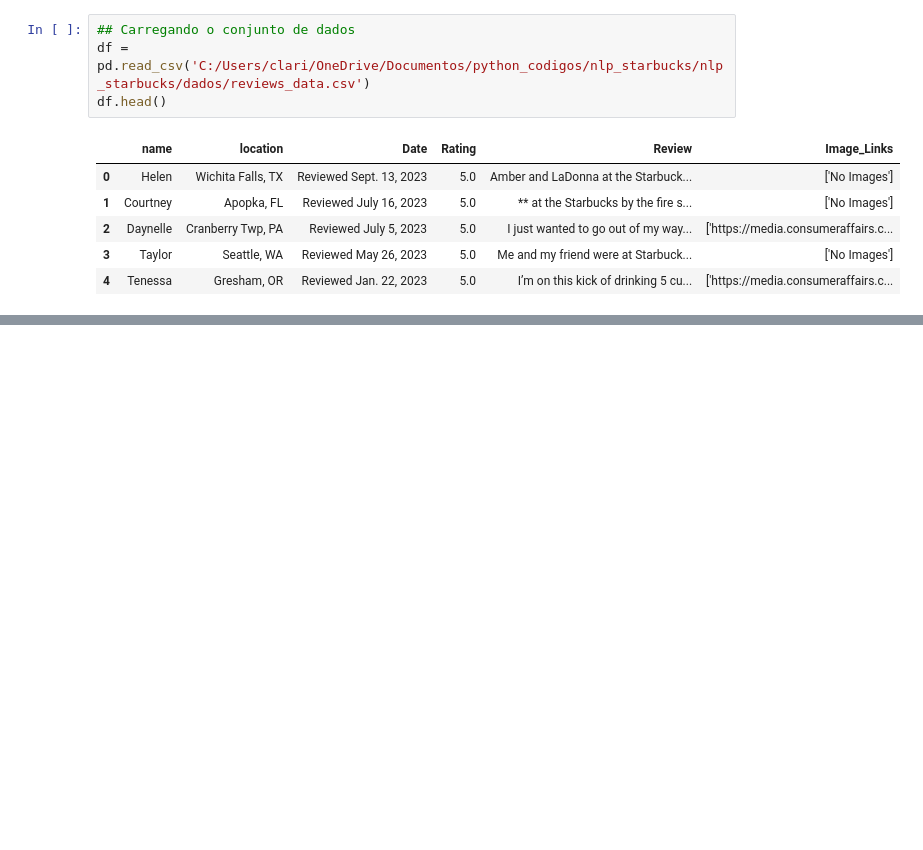
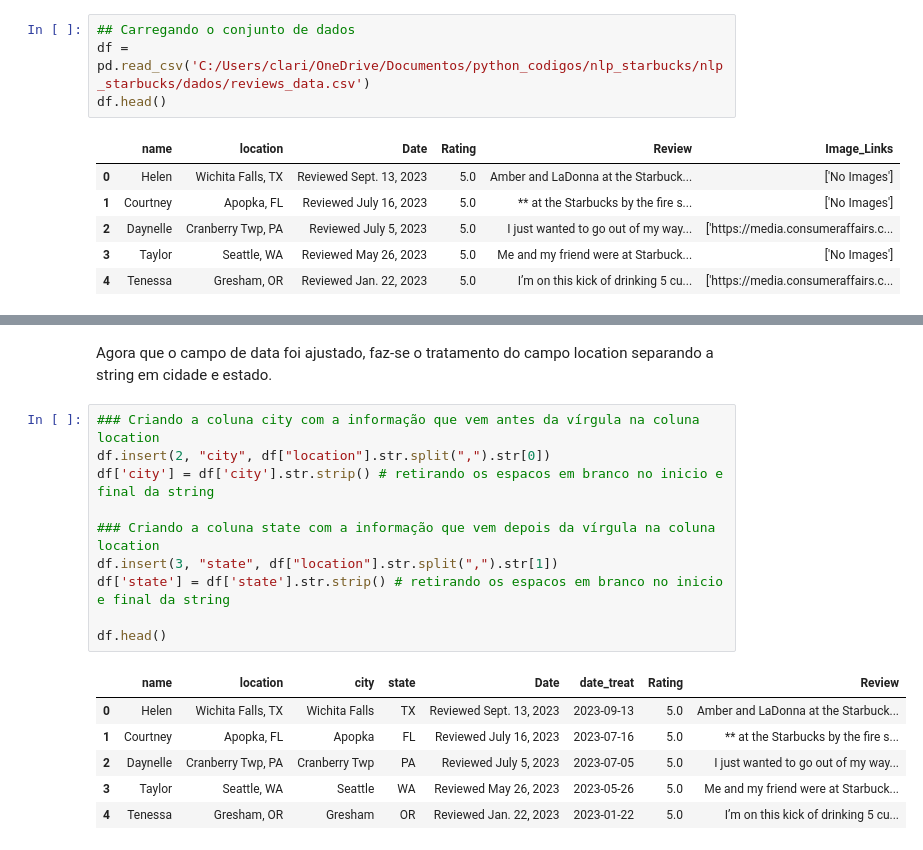
Before and after one commit to clariceahm/nlp_starbucks, a Jupyter notebook: nlp_starbucks/notebooks/analise_descritiva.ipynb, the cells around one changed output, grey strips where cells are left out. Drawn from its saved outputs; the diff is of its cells as text; blank space fills up the shorter version.

Commit message:
cleaning_data

```diff
--- a/nlp_starbucks/notebooks/analise_descritiva.ipynb
+++ b/nlp_starbucks/notebooks/analise_descritiva.ipynb
@@ -19,0 +134,19 @@ df.head()
+# %% [markdown]
+Agora que o campo de data foi ajustado, faz-se o tratamento do campo location separando a string em cidade e estado.
+# %%
+### Criando a coluna city com a informação que vem antes da vírgula na coluna location
+df.insert(2, "city", df["location"].str.split(",").str[0])
+df['city'] = df['city'].str.strip() # retirando os espacos em branco no inicio e final da string
+
+### Criando a coluna state com a informação que vem depois da vírgula na coluna location
+df.insert(3, "state", df["location"].str.split(",").str[1])
+df['state'] = df['state'].str.strip() # retirando os espacos em branco no inicio e final da string
+
+df.head()
+# %% [output]
+|  | name | location | city | state | Date | date_treat | Rating | Review |
+| 0 | Helen | Wichita Falls, TX | Wichita Falls | TX | Reviewed Sept. 13, 2023 | 2023-09-13 | 5.0 | Amber and LaDonna at the Starbuck... |
+| 1 | Courtney | Apopka, FL | Apopka | FL | Reviewed July 16, 2023 | 2023-07-16 | 5.0 | ** at the Starbucks by the fire s... |
+| 2 | Daynelle | Cranberry Twp, PA | Cranberry Twp | PA | Reviewed July 5, 2023 | 2023-07-05 | 5.0 | I just wanted to go out of my way... |
+| 3 | Taylor | Seattle, WA | Seattle | WA | Reviewed May 26, 2023 | 2023-05-26 | 5.0 | Me and my friend were at Starbuck... |
+| 4 | Tenessa | Gresham, OR | Gresham | OR | Reviewed Jan. 22, 2023 | 2023-01-22 | 5.0 | I’m on this kick of drinking 5 cu... |
```
Also changed, not shown: parts of 15 cells of this notebook, 2 other files.
